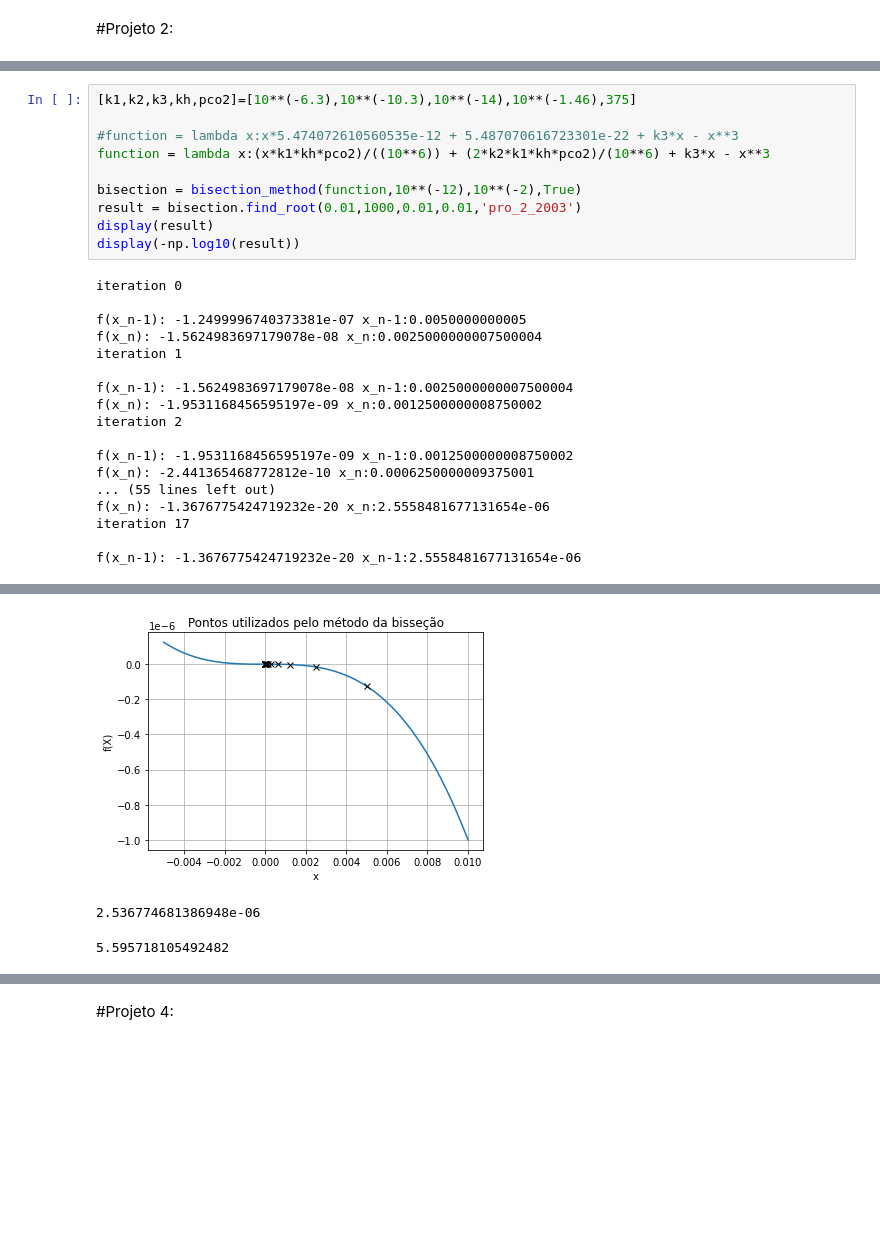
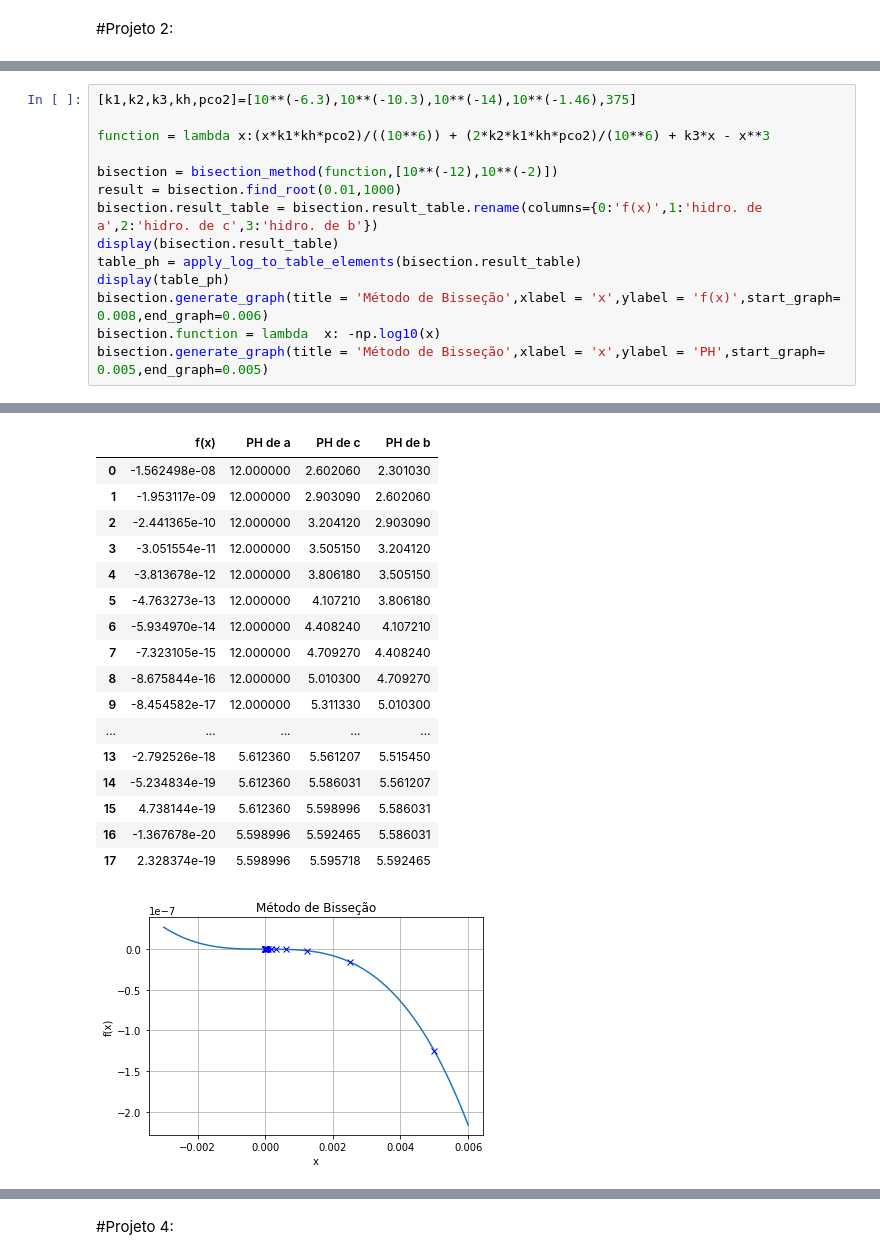
Before and after one commit to HerbertHipolito/lab.MatIndustrual, a Jupyter notebook: root.ipynb, the cells around one changed output, grey strips where cells are left out. Saved outputs shown, nothing was run; the diff lists cells and outputs as text; blank space fills up the shorter version.

```diff
--- a/root.ipynb
+++ b/root.ipynb
@@ -175,28 +174,15 @@ display(result_table_part1)
 # %%
 [k1,k2,k3,kh,pco2]=[10**(-6.3),10**(-10.3),10**(-14),10**(-1.46),375]
 
-#function = lambda x:x*5.474072610560535e-12 + 5.487070616723301e-22 + k3*x - x**3
 function = lambda x:(x*k1*kh*pco2)/((10**6)) + (2*k2*k1*kh*pco2)/(10**6) + k3*x - x**3
 
-bisection = bisection_method(function,10**(-12),10**(-2),True)
-result = bisection.find_root(0.01,1000,0.01,0.01,'pro_2_2003')
-display(result)
-display(-np.log10(result))
+bisection = bisection_method(function,[10**(-12),10**(-2)])
+result = bisection.find_root(0.01,1000)
+bisection.result_table = bisection.result_table.rename(columns={0:'f(x)',1:'hidro. de a',2:'hidro. de c',3:'hidro. de b'})
+display(bisection.result_table)
+table_ph = apply_log_to_table_elements(bisection.result_table)
+display(table_ph)
+bisection.generate_graph(title = 'Método de Bisseção',xlabel = 'x',ylabel = 'f(x)',start_graph= 0.008,end_graph=0.006)
+bisection.function = lambda  x: -np.log10(x)
+bisection.generate_graph(title = 'Método de Bisseção',xlabel = 'x',ylabel = 'PH',start_graph= 0.005,end_graph=0.005)
 # %% [output]
-iteration 0
-
-f(x_n-1): -1.2499996740373381e-07 x_n-1:0.0050000000005
-f(x_n): -1.5624983697179078e-08 x_n:0.0025000000007500004
-iteration 1
-
-f(x_n-1): -1.5624983697179078e-08 x_n-1:0.0025000000007500004
-f(x_n): -1.9531168456595197e-09 x_n:0.0012500000008750002
-iteration 2
-
-f(x_n-1): -1.9531168456595197e-09 x_n-1:0.0012500000008750002
-f(x_n): -2.441365468772812e-10 x_n:0.0006250000009375001
-... (55 lines left out)
-f(x_n): -1.3676775424719232e-20 x_n:2.5558481677131654e-06
-iteration 17
-
-f(x_n-1): -1.3676775424719232e-20 x_n-1:2.5558481677131654e-06
@@ -203,3 +206,18 @@ f(x_n-1): -1.3676775424719232e-20 x_n-1:2.5558481677131654e-06
+|  | f(x) | PH de a | PH de c | PH de b |
+| 0 | -1.562498e-08 | 12.000000 | 2.602060 | 2.301030 |
+| 1 | -1.953117e-09 | 12.000000 | 2.903090 | 2.602060 |
+| 2 | -2.441365e-10 | 12.000000 | 3.204120 | 2.903090 |
+| 3 | -3.051554e-11 | 12.000000 | 3.505150 | 3.204120 |
+| 4 | -3.813678e-12 | 12.000000 | 3.806180 | 3.505150 |
+| 5 | -4.763273e-13 | 12.000000 | 4.107210 | 3.806180 |
+| 6 | -5.934970e-14 | 12.000000 | 4.408240 | 4.107210 |
+| 7 | -7.323105e-15 | 12.000000 | 4.709270 | 4.408240 |
+| 8 | -8.675844e-16 | 12.000000 | 5.010300 | 4.709270 |
+| 9 | -8.454582e-17 | 12.000000 | 5.311330 | 5.010300 |
+| ... | ... | ... | ... | ... |
+| 13 | -2.792526e-18 | 5.612360 | 5.561207 | 5.515450 |
+| 14 | -5.234834e-19 | 5.612360 | 5.586031 | 5.561207 |
+| 15 | 4.738144e-19 | 5.612360 | 5.598996 | 5.586031 |
+| 16 | -1.367678e-20 | 5.598996 | 5.592465 | 5.586031 |
+| 17 | 2.328374e-19 | 5.598996 | 5.595718 | 5.592465 |
-[figure, old version]
+[figure, new version]
-2.536774681386948e-06
-5.595718105492482
```
Also changed, not shown: parts of 15 cells of this notebook.
